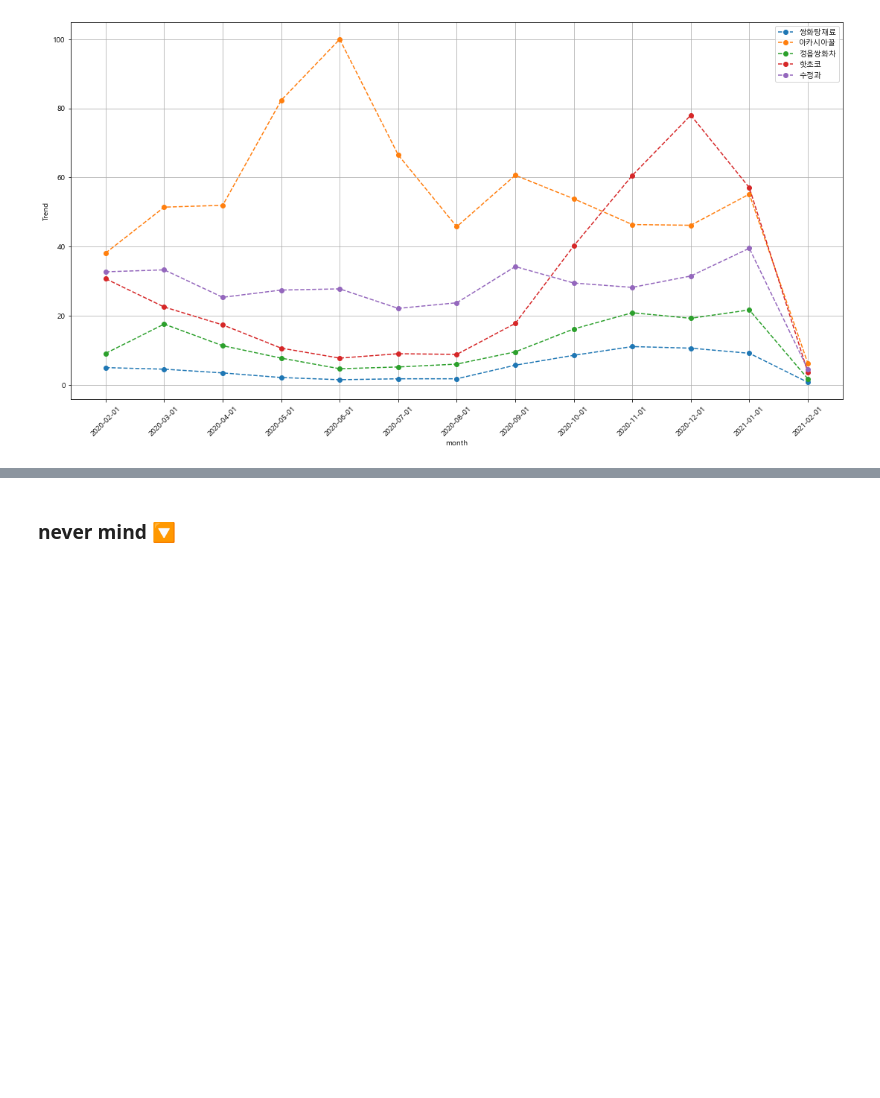
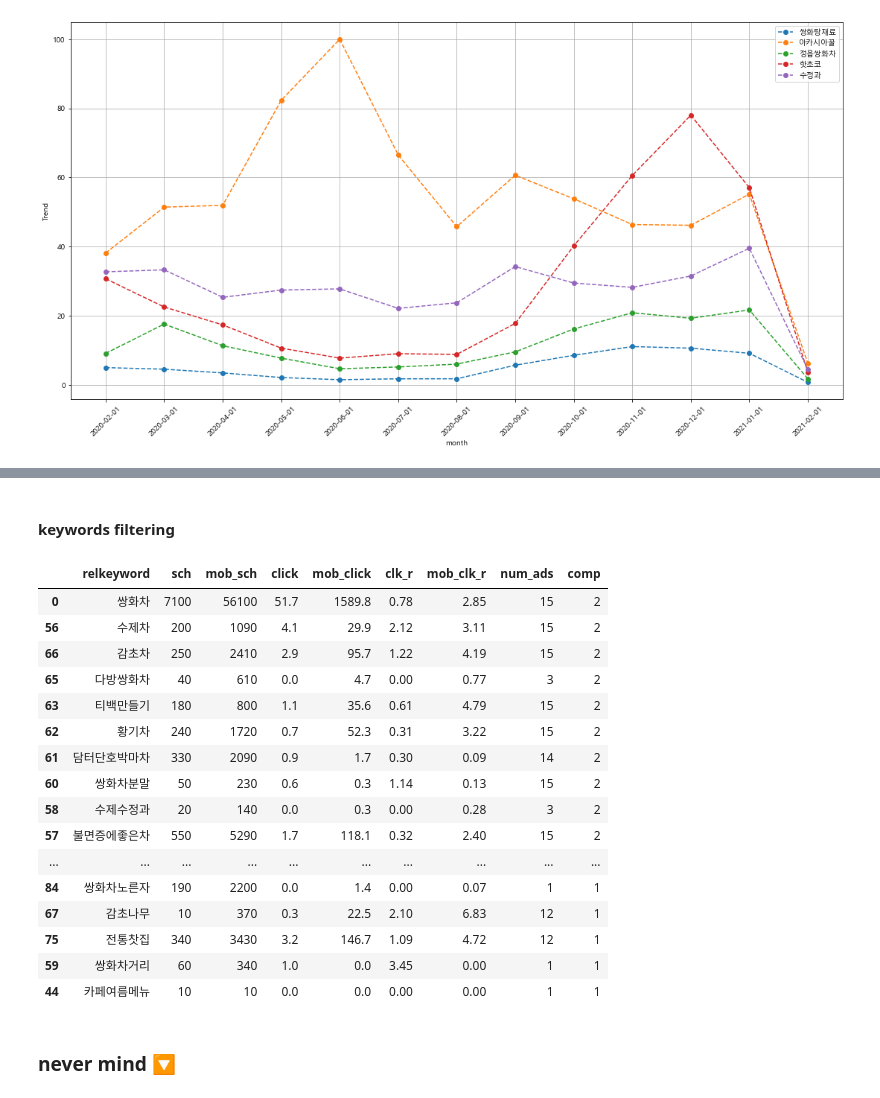
Before and after one commit to epsilon-deltta/MAIO, a Jupyter notebook: ad_management_sample.ipynb, the cells around one changed output, grey strips where cells are left out. Drawn from its saved outputs; the diff is of its cells as text; code cells hidden in the pictures; blank space fills up the shorter version.

```diff
--- a/ad_management_sample.ipynb
+++ b/ad_management_sample.ipynb
@@ -319,3 +361,5 @@ for i in range(2):
 # %%
 for i in range(2):
     os.remove('data/graph%d.png'%(i))
+# %% [markdown]
+#### keywords filtering
@@ -322,3 +370,23 @@ for i in range(2):
+# %%
+keywords.sort_values(by=['comp'],ascending=False)
+# %% [output]
+|  | relkeyword | sch | mob_sch | click | mob_click | clk_r | mob_clk_r | num_ads | comp |
+| 0 | 쌍화차 | 7100 | 56100 | 51.7 | 1589.8 | 0.78 | 2.85 | 15 | 2 |
+| 56 | 수제차 | 200 | 1090 | 4.1 | 29.9 | 2.12 | 3.11 | 15 | 2 |
+| 66 | 감초차 | 250 | 2410 | 2.9 | 95.7 | 1.22 | 4.19 | 15 | 2 |
+| 65 | 다방쌍화차 | 40 | 610 | 0.0 | 4.7 | 0.00 | 0.77 | 3 | 2 |
+| 63 | 티백만들기 | 180 | 800 | 1.1 | 35.6 | 0.61 | 4.79 | 15 | 2 |
+| 62 | 황기차 | 240 | 1720 | 0.7 | 52.3 | 0.31 | 3.22 | 15 | 2 |
+| 61 | 담터단호박마차 | 330 | 2090 | 0.9 | 1.7 | 0.30 | 0.09 | 14 | 2 |
+| 60 | 쌍화차분말 | 50 | 230 | 0.6 | 0.3 | 1.14 | 0.13 | 15 | 2 |
+| 58 | 수제수정과 | 20 | 140 | 0.0 | 0.3 | 0.00 | 0.28 | 3 | 2 |
+| 57 | 불면증에좋은차 | 550 | 5290 | 1.7 | 118.1 | 0.32 | 2.40 | 15 | 2 |
+| ... | ... | ... | ... | ... | ... | ... | ... | ... | ... |
+| 84 | 쌍화차노른자 | 190 | 2200 | 0.0 | 1.4 | 0.00 | 0.07 | 1 | 1 |
+| 67 | 감초나무 | 10 | 370 | 0.3 | 22.5 | 2.10 | 6.83 | 12 | 1 |
+| 75 | 전통찻집 | 340 | 3430 | 3.2 | 146.7 | 1.09 | 4.72 | 12 | 1 |
+| 59 | 쌍화차거리 | 60 | 340 | 1.0 | 0.0 | 3.45 | 0.00 | 1 | 1 |
+| 44 | 카페여름메뉴 | 10 | 10 | 0.0 | 0.0 | 0.00 | 0.00 | 1 | 1 |
 # %% [markdown]
 ### never mind 🔽
 # %% [markdown]
```
Also changed, not shown: parts of 3 cells of this notebook, 4 other files.
